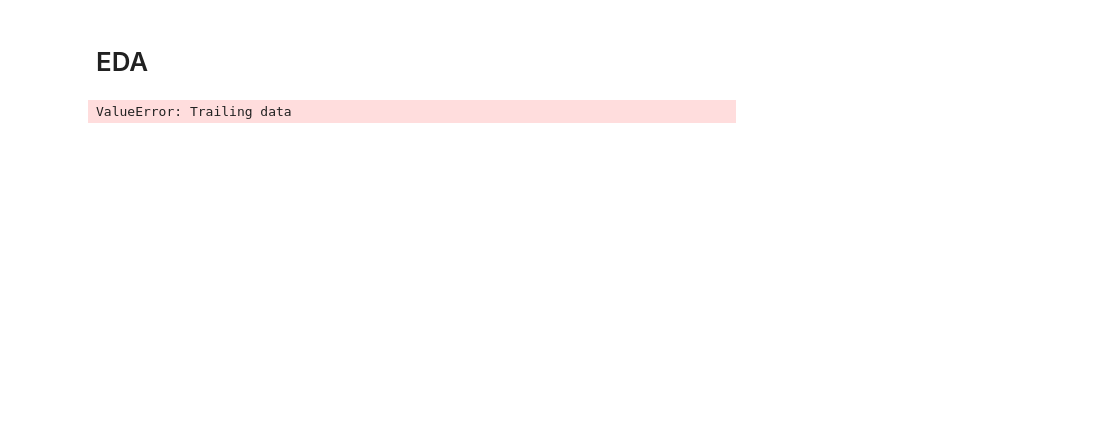
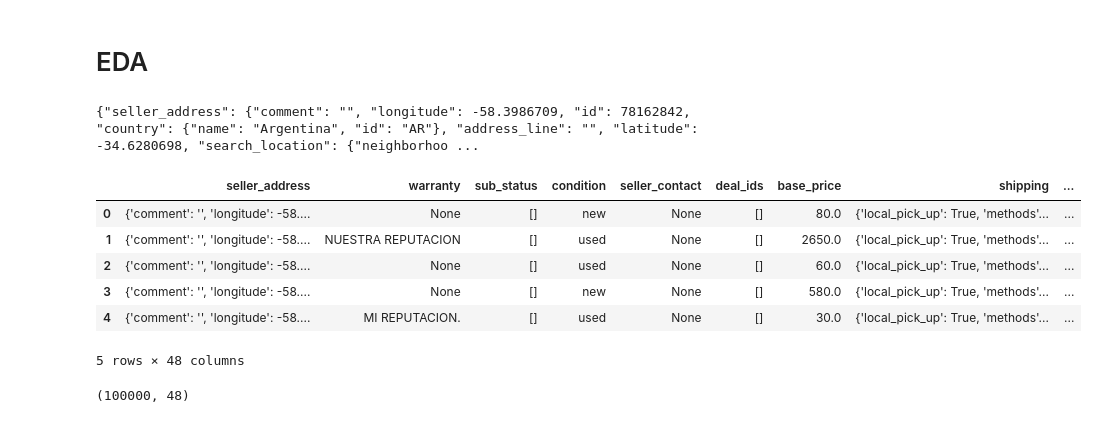
Before and after one commit to jalvergara/model_training, a Jupyter notebook: Notebooks/EDA.ipynb, the cells around one changed output. Drawn from its saved outputs; the diff is of its cells as text; code cells hidden in the pictures; blank space fills up the shorter version.

```diff
--- a/Notebooks/EDA.ipynb
+++ b/Notebooks/EDA.ipynb
@@ -7,4 +9,22 @@ import json
+# %%
+with open("../Data/MLA_100k.jsonlines") as jsonfile:
+    line = jsonfile.readline()
+    print(line)
+# %% [output]
+{"seller_address": {"comment": "", "longitude": -58.3986709, "id": 78162842, "country": {"name": "Argentina", "id": "AR"}, "address_line": "", "latitude": -34.6280698, "search_location": {"neighborhoo ...
 # %%
-df = pd.read_json("../Data/MLA_100k.jsonlines")
+df = pd.read_json("../Data/MLA_100k.jsonlines", lines=True, encoding='utf-8')
-# %% [output]
-ValueError: Trailing data
+# %%
+df.head()
+# %% [output]
+|  | seller_address | warranty | sub_status | condition | seller_contact | deal_ids | base_price | shipping | ... |
+| 0 | {'comment': '', 'longitude': -58.... | None | [] | new | None | [] | 80.0 | {'local_pick_up': True, 'methods'... | ... |
+| 1 | {'comment': '', 'longitude': -58.... | NUESTRA REPUTACION | [] | used | None | [] | 2650.0 | {'local_pick_up': True, 'methods'... | ... |
+| 2 | {'comment': '', 'longitude': -58.... | None | [] | used | None | [] | 60.0 | {'local_pick_up': True, 'methods'... | ... |
+| 3 | {'comment': '', 'longitude': -58.... | None | [] | new | None | [] | 580.0 | {'local_pick_up': True, 'methods'... | ... |
+| 4 | {'comment': '', 'longitude': -58.... | MI REPUTACION. | [] | used | None | [] | 30.0 | {'local_pick_up': True, 'methods'... | ... |
+5 rows × 48 columns
+# %%
+df.shape
+# %% [output]
+(100000, 48)
```
Also changed, not shown: parts of 41 cells of this notebook.
